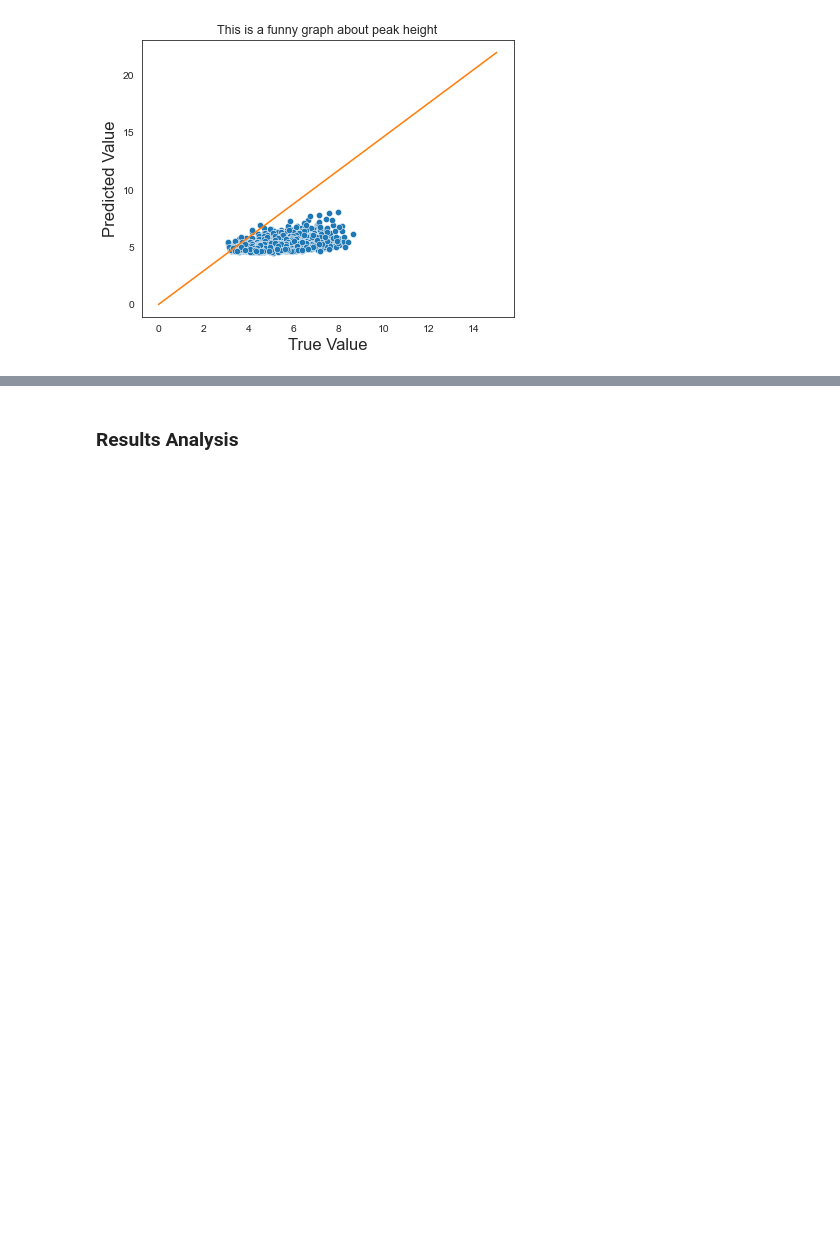
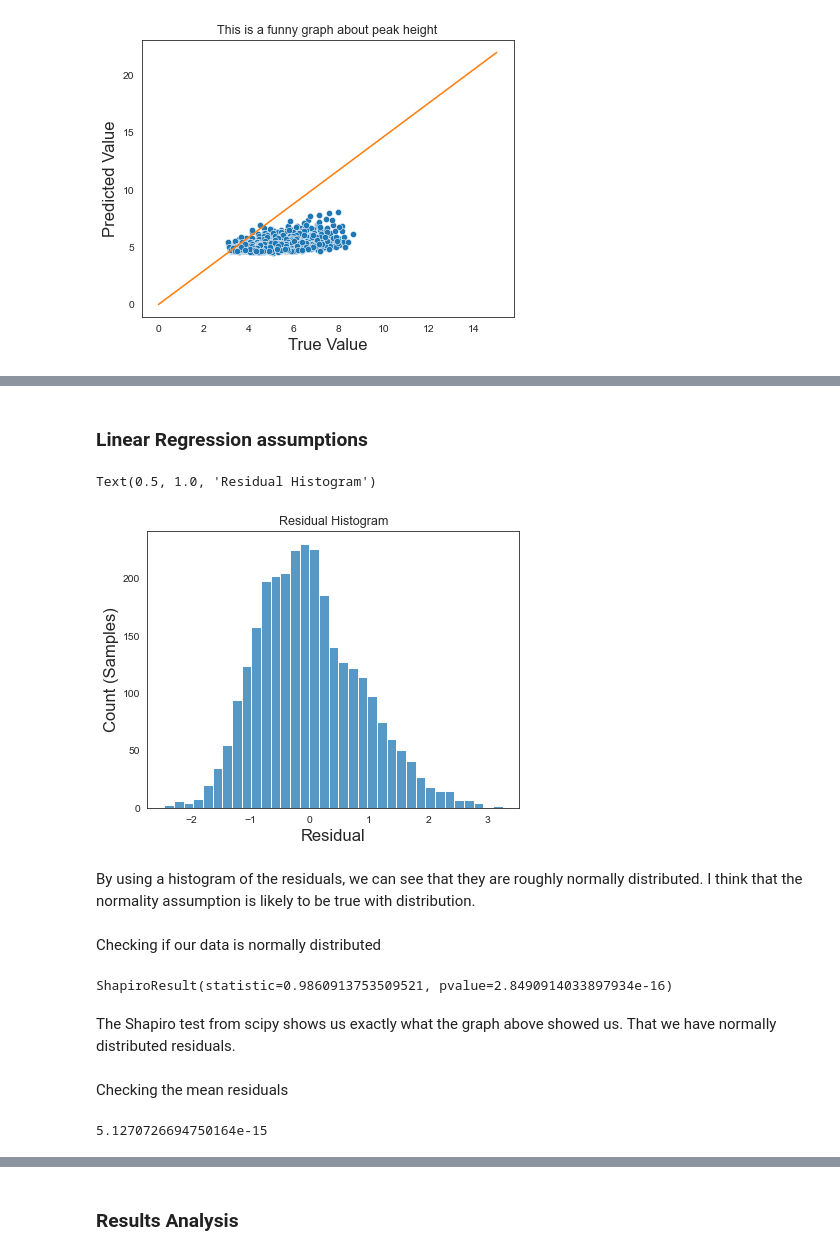
Before and after one commit to FriendlyBandit/data_science_final_project, a Jupyter notebook: linear_regression.ipynb, the cells around one changed output, grey strips where cells are left out. Saved outputs shown, nothing was run; the diff lists cells and outputs as text; code cells hidden in the pictures; blank space fills up the shorter version.

```diff
--- a/linear_regression.ipynb
+++ b/linear_regression.ipynb
@@ -213,0 +224,26 @@ print(len(response[response['signal_value'] < 5]))
+# %% [markdown]
+### Linear Regression assumptions
+# %%
+sns.histplot(x=results.resid)
+plt.xlabel("Residual", fontsize=16)
+plt.ylabel("Count (Samples)", fontsize=16)
+plt.title("Residual Histogram")
+# %% [output]
+Text(0.5, 1.0, 'Residual Histogram')
+[figure, added]
+# %% [markdown]
+By using a histogram of the residuals, we can see that they are roughly normally distributed. I think that the normality assumption is likely to be true with distribution.
+# %% [markdown]
+Checking if our data is normally distributed
+# %%
+stats.shapiro(results.resid)
+# %% [output]
+ShapiroResult(statistic=0.9860913753509521, pvalue=2.8490914033897934e-16)
+# %% [markdown]
+The Shapiro test from scipy shows us exactly what the graph above showed us. That we have normally distributed residuals.
+# %% [markdown]
+Checking the mean residuals
+# %%
+np.mean(results.resid)
+# %% [output]
+5.1270726694750164e-15
```
Also changed, not shown: parts of 17 cells of this notebook, 2 other files.
